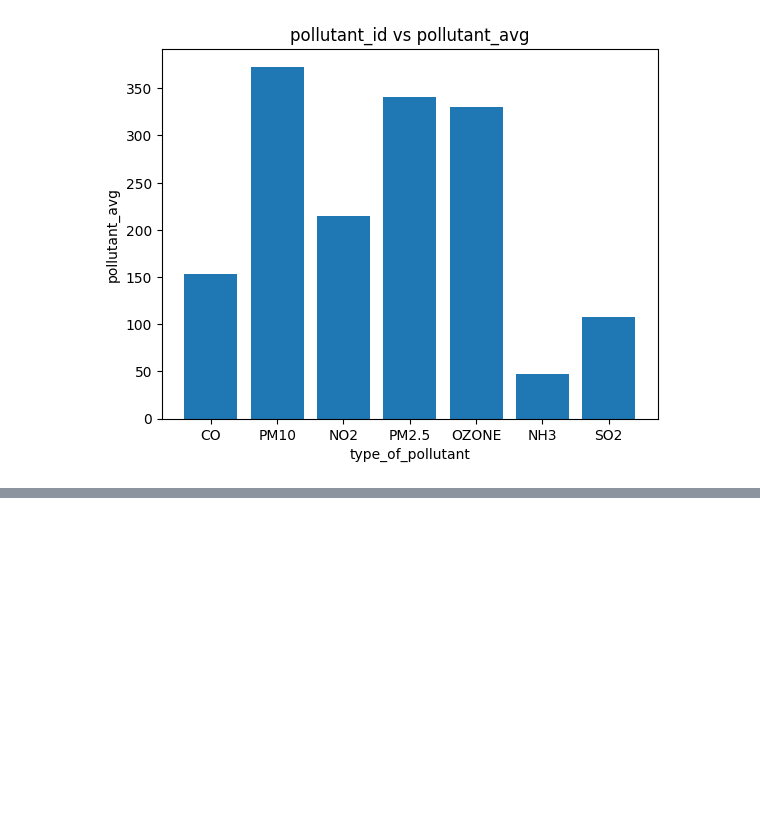
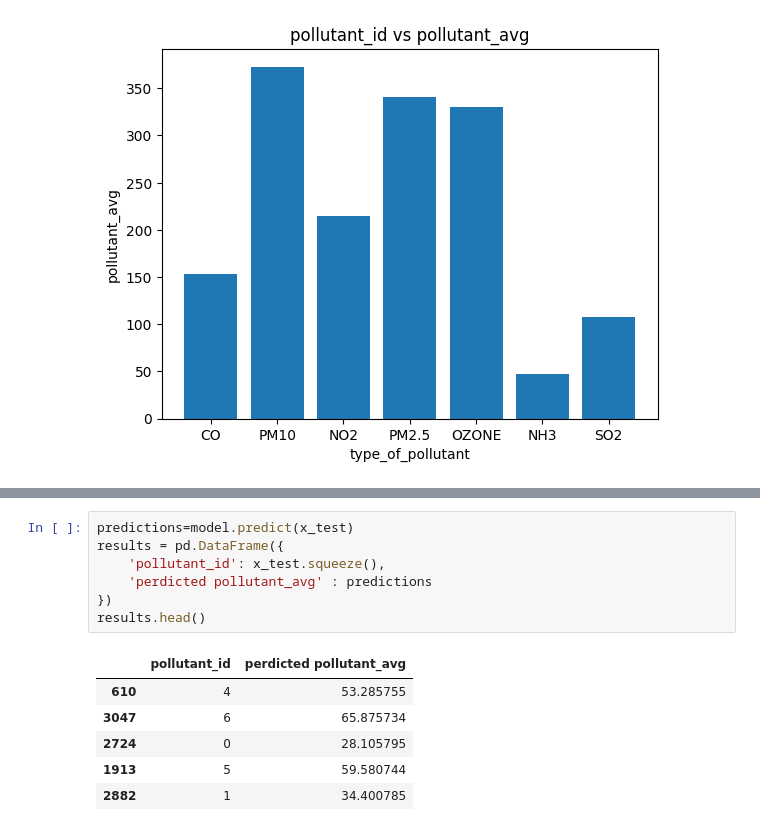
Before and after one commit to vineethreddy56/air_quality_index, a Jupyter notebook: air_quality_index.ipynb, the cells around one changed output, grey strips where cells are left out. Drawn from its saved outputs; the diff is of its cells as text; blank space fills up the shorter version.

```diff
--- a/air_quality_index.ipynb
+++ b/air_quality_index.ipynb
@@ -148,0 +199,14 @@ Text(0, 0.5, 'pollutant_avg')
+# %%
+predictions=model.predict(x_test)
+results = pd.DataFrame({
+    'pollutant_id': x_test.squeeze(),
+    'perdicted pollutant_avg' : predictions
+})
+results.head()
+# %% [output]
+|  | pollutant_id | perdicted pollutant_avg |
+| 610 | 4 | 53.285755 |
+| 3047 | 6 | 65.875734 |
+| 2724 | 0 | 28.105795 |
+| 1913 | 5 | 59.580744 |
+| 2882 | 1 | 34.400785 |
```
Also changed, not shown: parts of 10 cells of this notebook.
